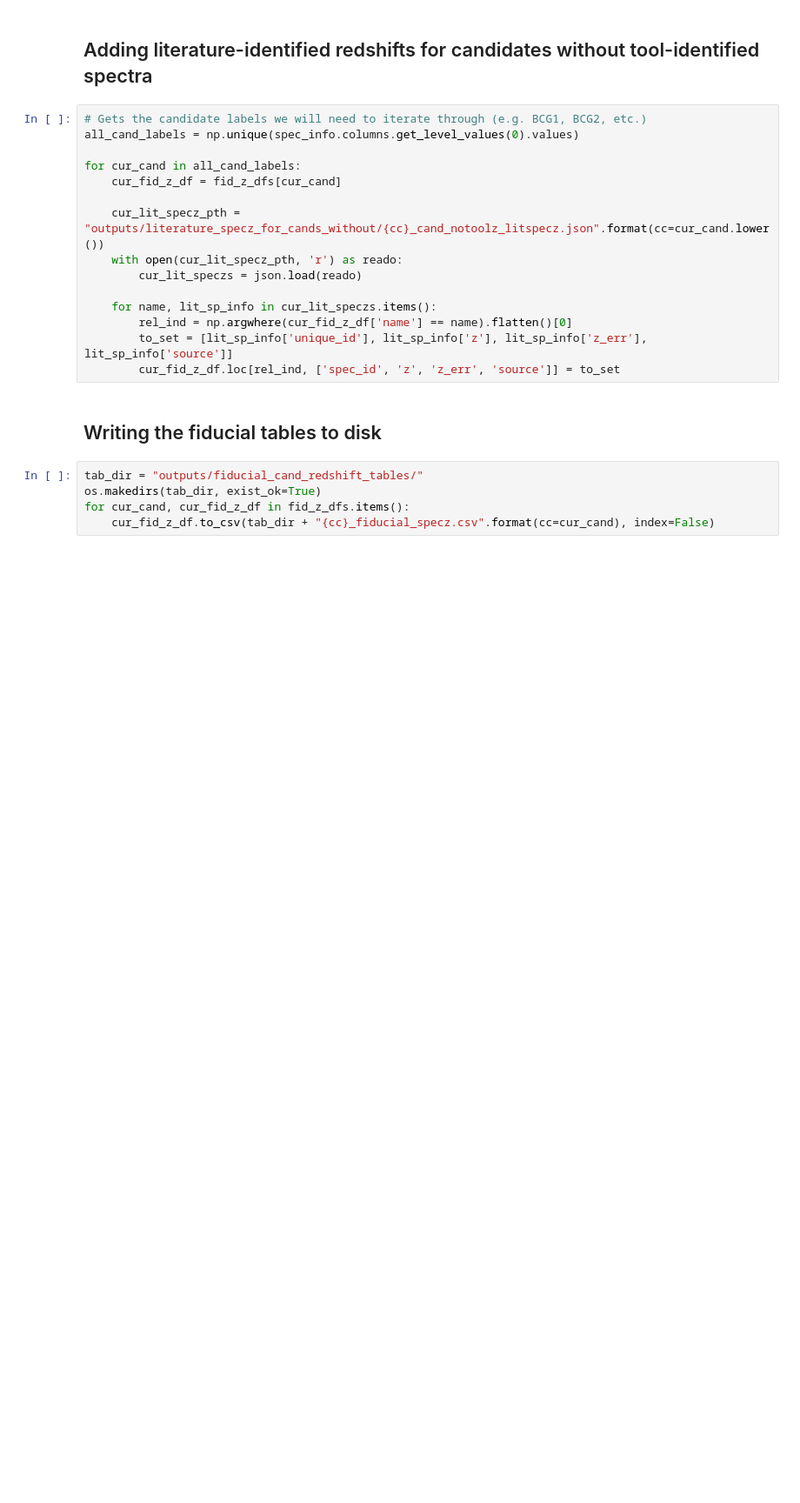
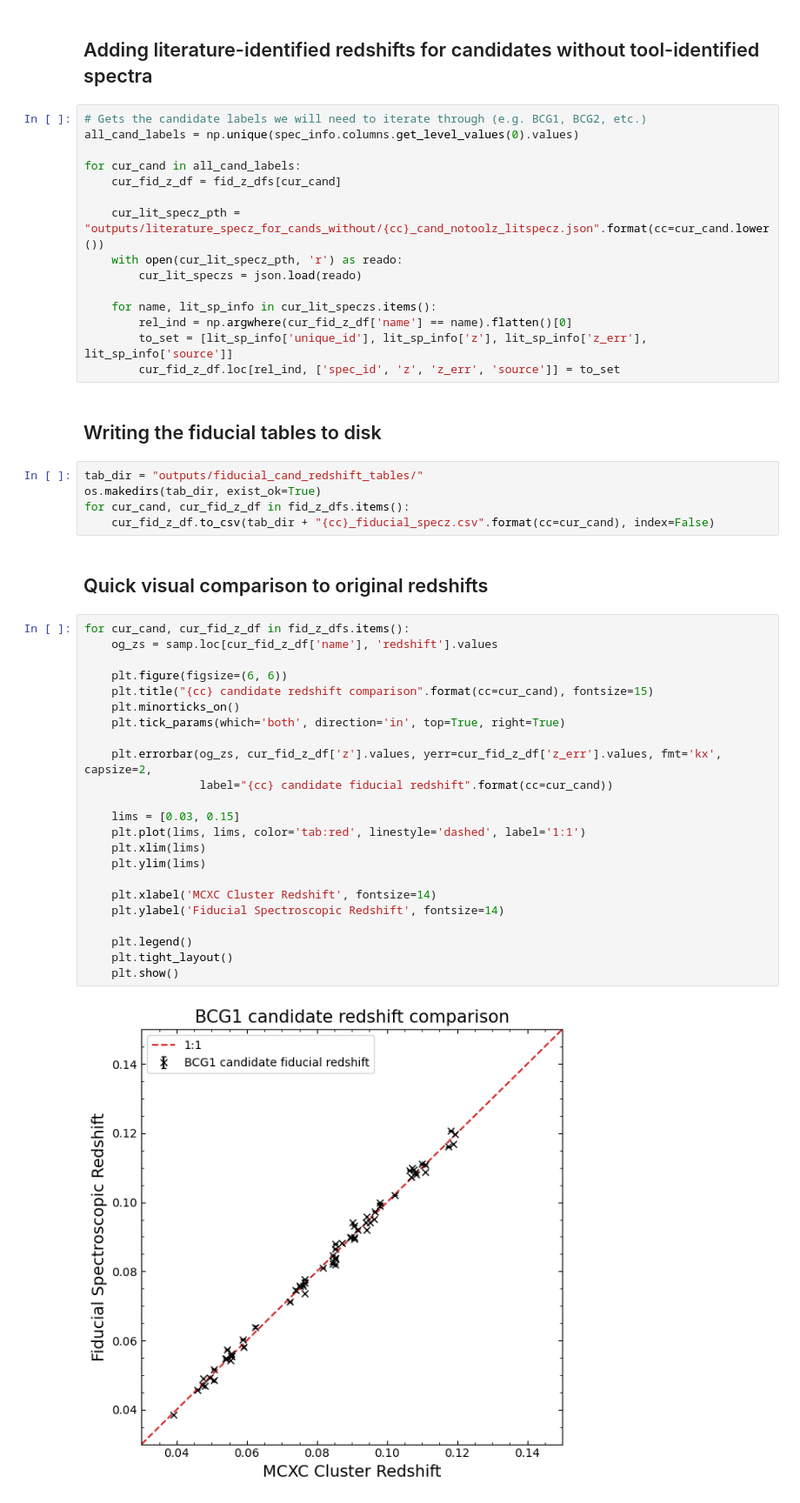
Before and after one commit to LoVoCCS/LoVoCCS-BCG-Ident, a Jupyter notebook: STEP4-fiducial_redshift_table.ipynb, the cells around one changed output. Shown at 87% size. Drawn from its saved outputs; the diff is of its cells as text; blank space fills up the shorter version.

Commit message:
Added quick visual comparisons of candidate BCG spec redshifts identified by us to the MCXC redshifts

```diff
--- a/STEP4-fiducial_redshift_table.ipynb
+++ b/STEP4-fiducial_redshift_table.ipynb
@@ -297,3 +297,30 @@ tab_dir = "outputs/fiducial_cand_redshift_tables/"
 os.makedirs(tab_dir, exist_ok=True)
 for cur_cand, cur_fid_z_df in fid_z_dfs.items():
     cur_fid_z_df.to_csv(tab_dir + "{cc}_fiducial_specz.csv".format(cc=cur_cand), index=False)
+# %% [markdown]
+## Quick visual comparison to original redshifts
+# %%
+for cur_cand, cur_fid_z_df in fid_z_dfs.items():
+    og_zs = samp.loc[cur_fid_z_df['name'], 'redshift'].values
+
+    plt.figure(figsize=(6, 6))
+    plt.title("{cc} candidate redshift comparison".format(cc=cur_cand), fontsize=15)
+    plt.minorticks_on()
+    plt.tick_params(which='both', direction='in', top=True, right=True)
+
+    plt.errorbar(og_zs, cur_fid_z_df['z'].values, yerr=cur_fid_z_df['z_err'].values, fmt='kx', capsize=2,
+                 label="{cc} candidate fiducial redshift".format(cc=cur_cand))
+
+    lims = [0.03, 0.15]
+    plt.plot(lims, lims, color='tab:red', linestyle='dashed', label='1:1')
+    plt.xlim(lims)
+    plt.ylim(lims)
+
+    plt.xlabel('MCXC Cluster Redshift', fontsize=14)
+    plt.ylabel('Fiducial Spectroscopic Redshift', fontsize=14)
+
+    plt.legend()
+    plt.tight_layout()
+    plt.show()
+# %% [output]
+[figure, added]
```
Also changed, not shown: parts of 1 cell of this notebook.
